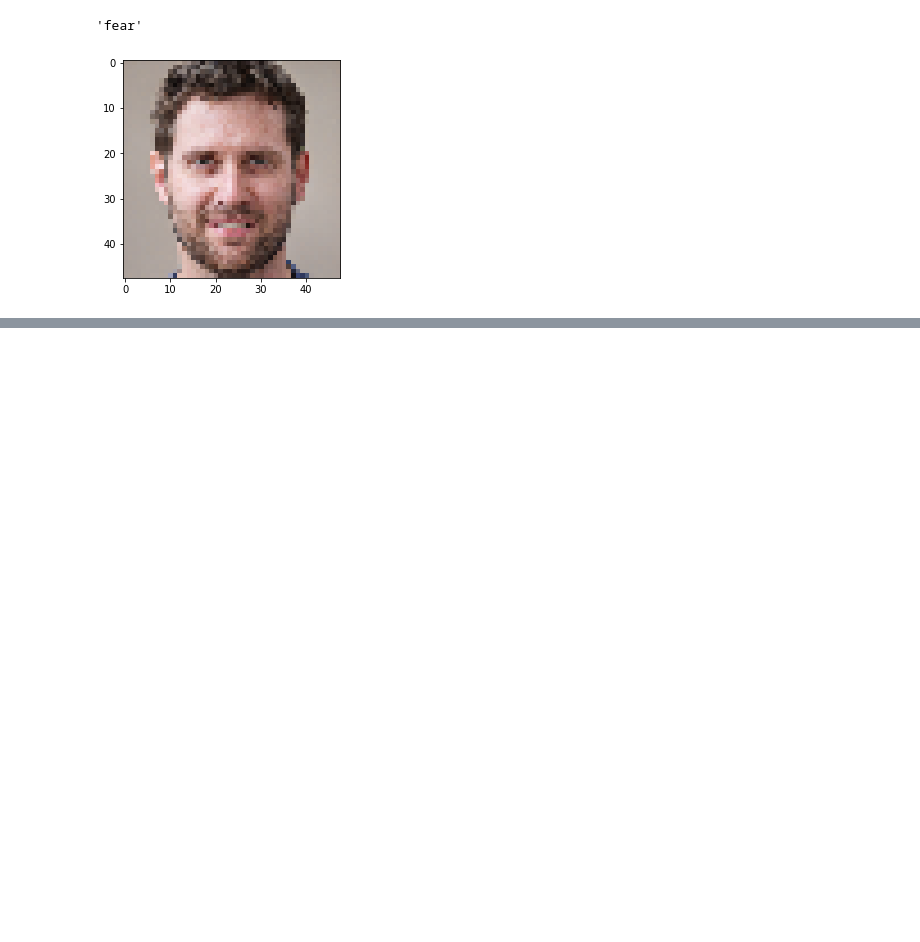
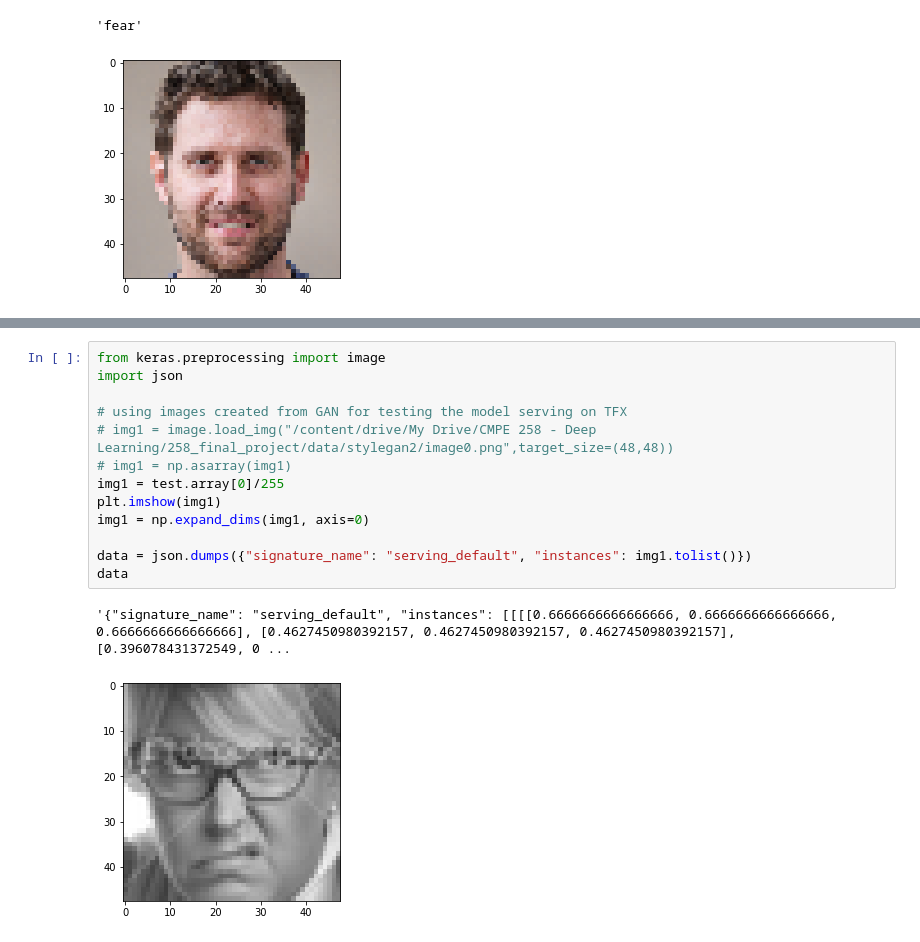
Before and after one commit to emmelinetsen/faceAI, a Jupyter notebook: TFX_for_CNN_Model.ipynb, the cells around one changed output, grey strips where cells are left out. Saved outputs shown, nothing was run; the diff lists cells and outputs as text; blank space fills up the shorter version.

```diff
--- a/TFX_for_CNN_Model.ipynb
+++ b/TFX_for_CNN_Model.ipynb
@@ -222,0 +403,16 @@ classes[np.argmax(output)]
+# %%
+from keras.preprocessing import image
+import json
+
+# using images created from GAN for testing the model serving on TFX
+# img1 = image.load_img("/content/drive/My Drive/CMPE 258 - Deep Learning/258_final_project/data/stylegan2/image0.png",target_size=(48,48))
+# img1 = np.asarray(img1)
+img1 = test.array[0]/255
+plt.imshow(img1)
+img1 = np.expand_dims(img1, axis=0)
+
+data = json.dumps({"signature_name": "serving_default", "instances": img1.tolist()})
+data
+# %% [output]
+'{"signature_name": "serving_default", "instances": [[[[0.6666666666666666, 0.6666666666666666, 0.6666666666666666], [0.4627450980392157, 0.4627450980392157, 0.4627450980392157], [0.396078431372549, 0 ...
+[figure, added]
```
Also changed, not shown: parts of 22 cells of this notebook.
